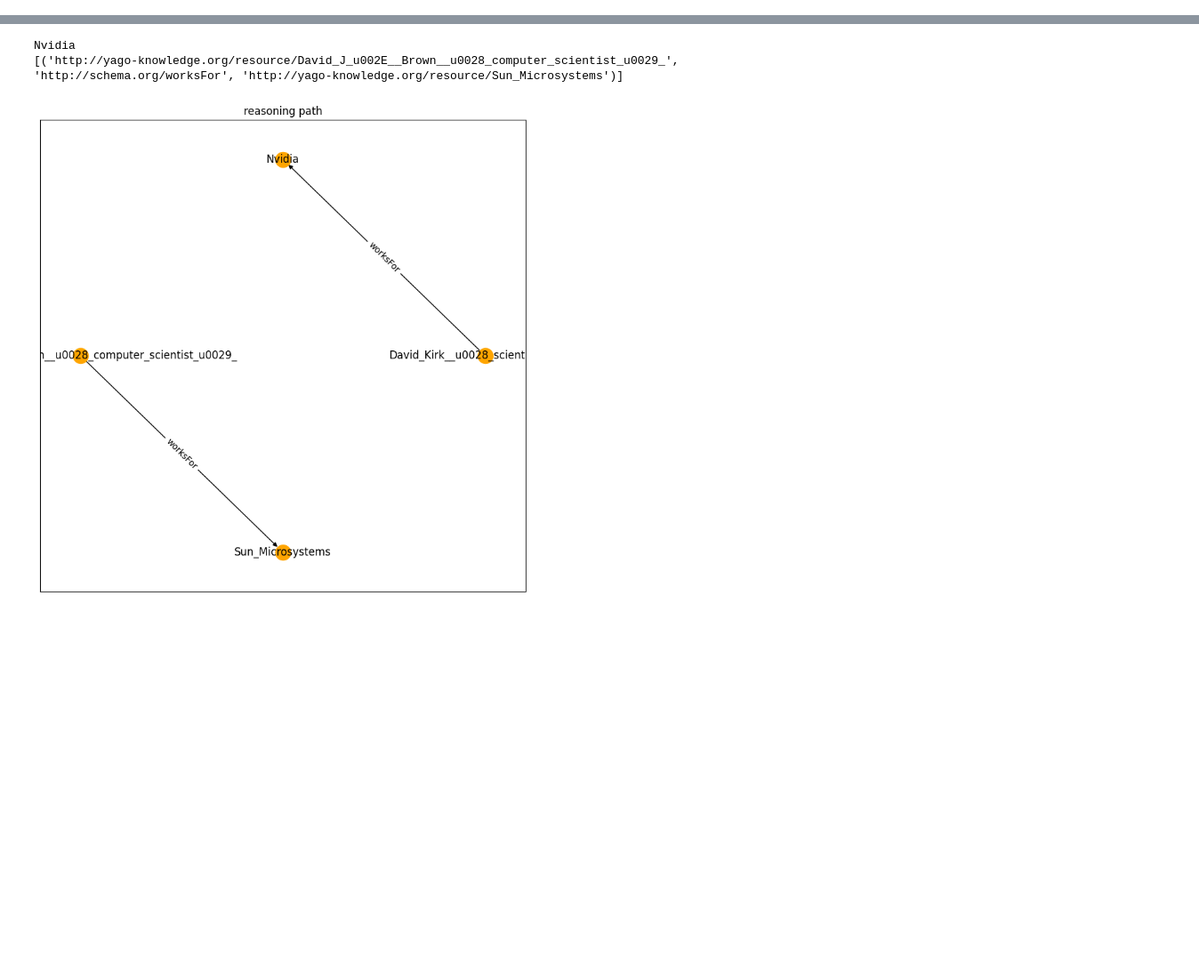
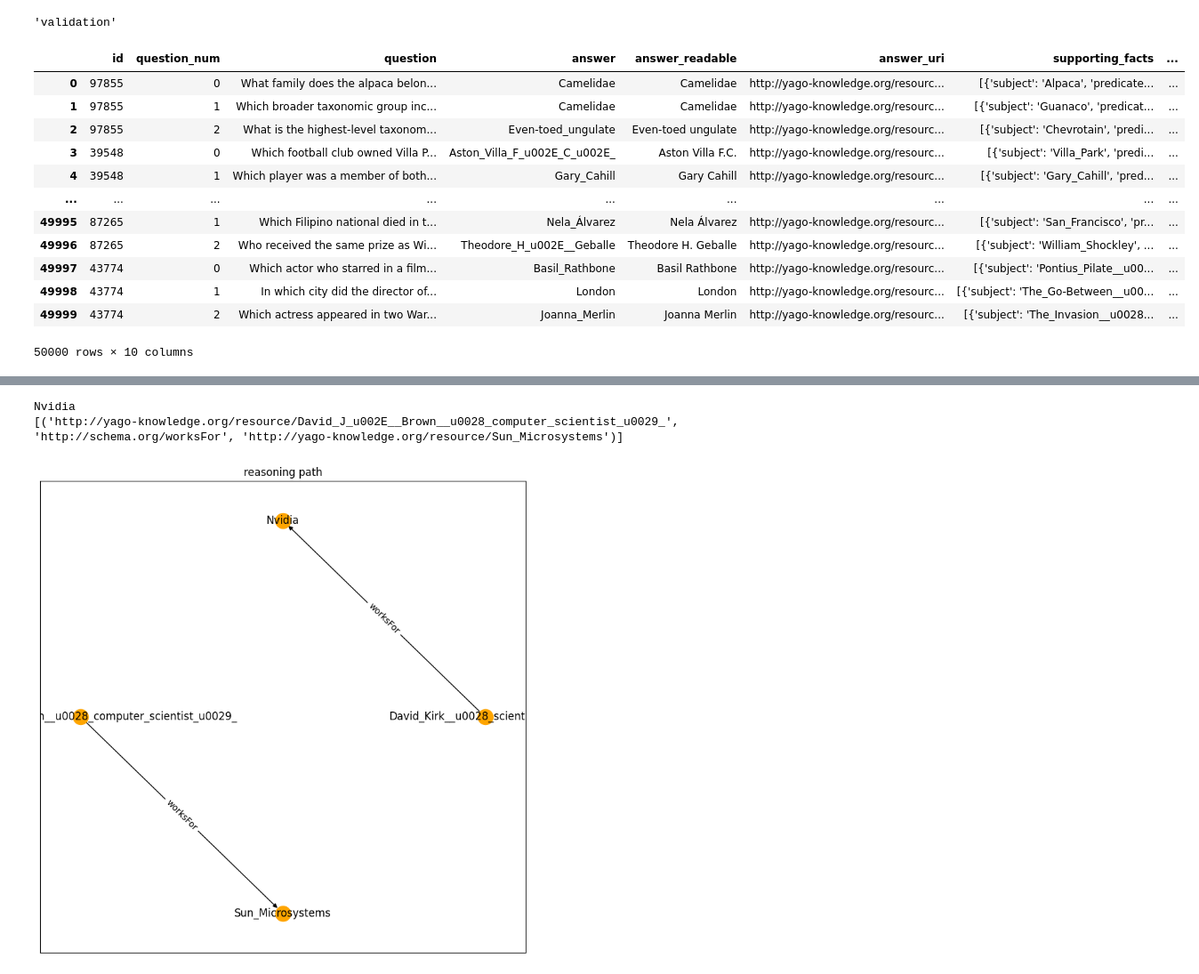
Before and after one commit to PreetamDammu/ClaimBenchKG, a Jupyter notebook: yago/file_handling_code.ipynb, the cells around one changed output, grey strips where cells are left out. Shown at 89% size. Drawn from its saved outputs; the diff is of its cells as text; code cells hidden in the pictures; blank space fills up the shorter version.

```diff
--- a/yago/file_handling_code.ipynb
+++ b/yago/file_handling_code.ipynb
@@ -123,0 +126,22 @@ df_n.to_json(f"{directory}/batch_processing_files/{split}/qa_pairs_{split}.json"
+# %%
+split
+# %% [output]
+'validation'
+# %%
+df_comb = df_n[:50000]
+# %%
+df_comb
+# %% [output]
+|  | id | question_num | question | answer | answer_readable | answer_uri | supporting_facts | ... |
+| 0 | 97855 | 0 | What family does the alpaca belon... | Camelidae | Camelidae | http://yago-knowledge.org/resourc... | [{'subject': 'Alpaca', 'predicate... | ... |
+| 1 | 97855 | 1 | Which broader taxonomic group inc... | Camelidae | Camelidae | http://yago-knowledge.org/resourc... | [{'subject': 'Guanaco', 'predicat... | ... |
+| 2 | 97855 | 2 | What is the highest-level taxonom... | Even-toed_ungulate | Even-toed ungulate | http://yago-knowledge.org/resourc... | [{'subject': 'Chevrotain', 'predi... | ... |
+| 3 | 39548 | 0 | Which football club owned Villa P... | Aston_Villa_F_u002E_C_u002E_ | Aston Villa F.C. | http://yago-knowledge.org/resourc... | [{'subject': 'Villa_Park', 'predi... | ... |
+| 4 | 39548 | 1 | Which player was a member of both... | Gary_Cahill | Gary Cahill | http://yago-knowledge.org/resourc... | [{'subject': 'Gary_Cahill', 'pred... | ... |
+| ... | ... | ... | ... | ... | ... | ... | ... | ... |
+| 49995 | 87265 | 1 | Which Filipino national died in t... | Nela_Álvarez | Nela Álvarez | http://yago-knowledge.org/resourc... | [{'subject': 'San_Francisco', 'pr... | ... |
+| 49996 | 87265 | 2 | Who received the same prize as Wi... | Theodore_H_u002E__Geballe | Theodore H. Geballe | http://yago-knowledge.org/resourc... | [{'subject': 'William_Shockley', ... | ... |
+| 49997 | 43774 | 0 | Which actor who starred in a film... | Basil_Rathbone | Basil Rathbone | http://yago-knowledge.org/resourc... | [{'subject': 'Pontius_Pilate__u00... | ... |
+| 49998 | 43774 | 1 | In which city did the director of... | London | London | http://yago-knowledge.org/resourc... | [{'subject': 'The_Go-Between__u00... | ... |
+| 49999 | 43774 | 2 | Which actress appeared in two War... | Joanna_Merlin | Joanna Merlin | http://yago-knowledge.org/resourc... | [{'subject': 'The_Invasion__u0028... | ... |
+50000 rows × 10 columns
```
Also changed, not shown: parts of 8 cells of this notebook, 5 other files.
